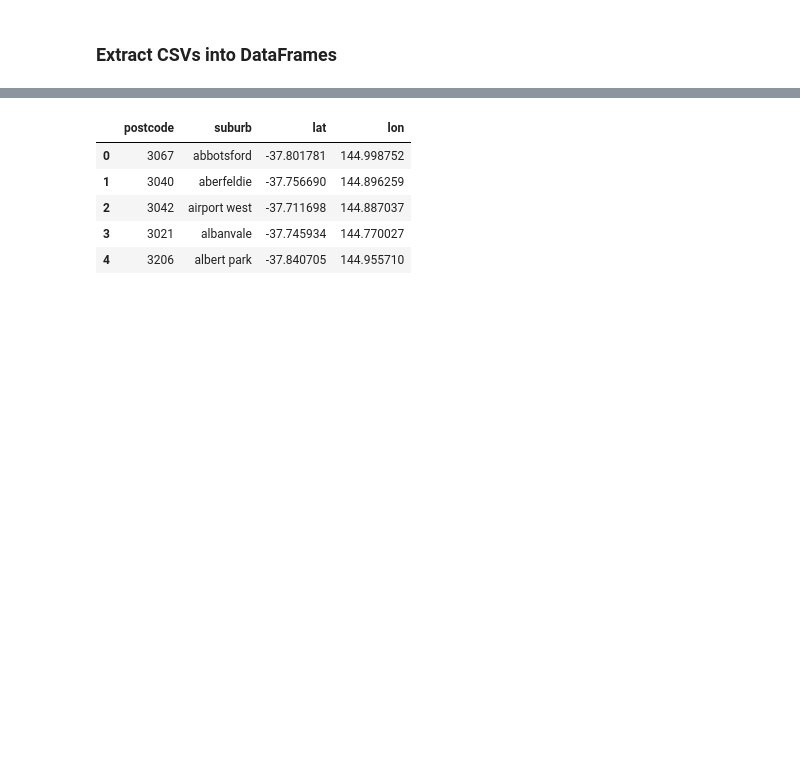
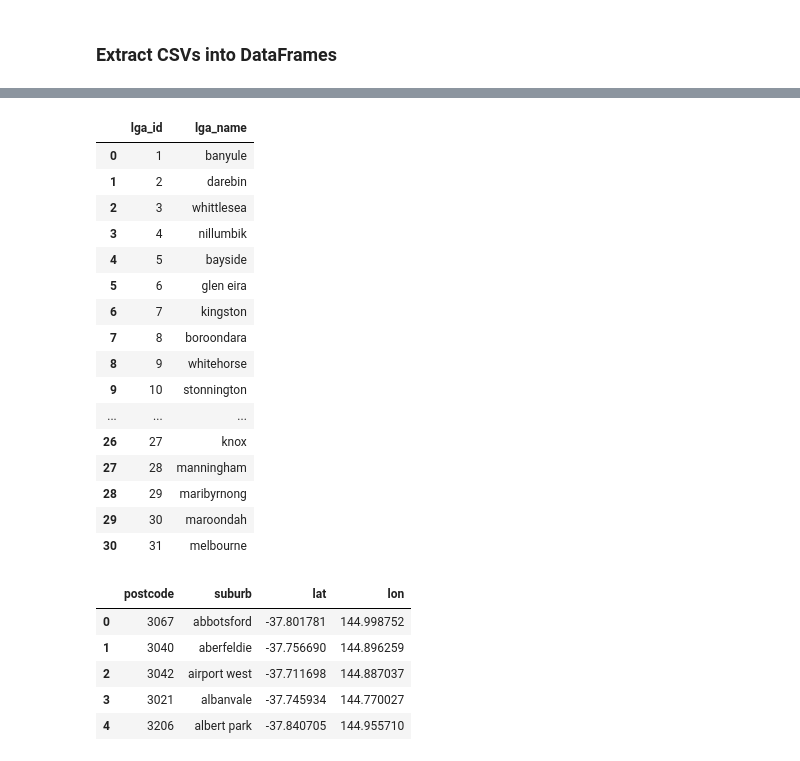
Before and after one commit to jMacProd/ETL-to-PostgreSQL, a Jupyter notebook: 004_Load_SQL/01_load_SQL.ipynb, the cells around one changed output, grey strips where cells are left out. Drawn from its saved outputs; the diff is of its cells as text; code cells hidden in the pictures; blank space fills up the shorter version.

```diff
--- a/004_Load_SQL/01_load_SQL.ipynb
+++ b/004_Load_SQL/01_load_SQL.ipynb
@@ -55,3 +51,25 @@ from sqlalchemy import create_engine
+# %%
+local_govt_areas_df= local_govt_areas_df.rename(columns={"lga":"lga_name"})
+local_govt_areas_df = local_govt_areas_df[["lga_id","lga_name"]]
+local_govt_areas_df
+# %% [output]
+|  | lga_id | lga_name |
+| 0 | 1 | banyule |
+| 1 | 2 | darebin |
+| 2 | 3 | whittlesea |
+| 3 | 4 | nillumbik |
+| 4 | 5 | bayside |
+| 5 | 6 | glen eira |
+| 6 | 7 | kingston |
+| 7 | 8 | boroondara |
+| 8 | 9 | whitehorse |
+| 9 | 10 | stonnington |
+| ... | ... | ... |
+| 26 | 27 | knox |
+| 27 | 28 | manningham |
+| 28 | 29 | maribyrnong |
+| 29 | 30 | maroondah |
+| 30 | 31 | melbourne |
 # %%
 suburbs_file = "01_Inputs/suburbs_postcode_lat_lon.csv"
 suburbs_df = pd.read_csv(suburbs_file)
```
Also changed, not shown: parts of 22 cells of this notebook, 2 other files.
